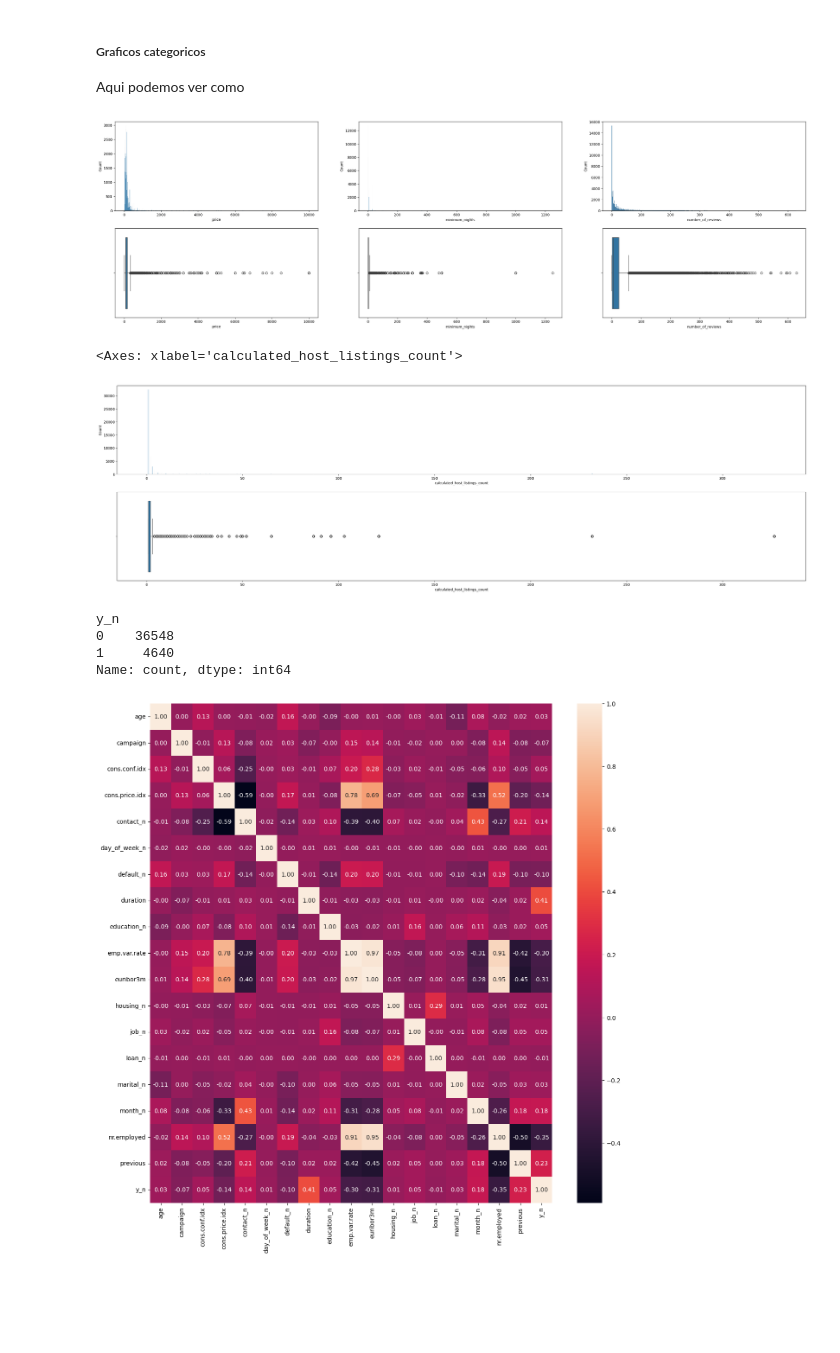
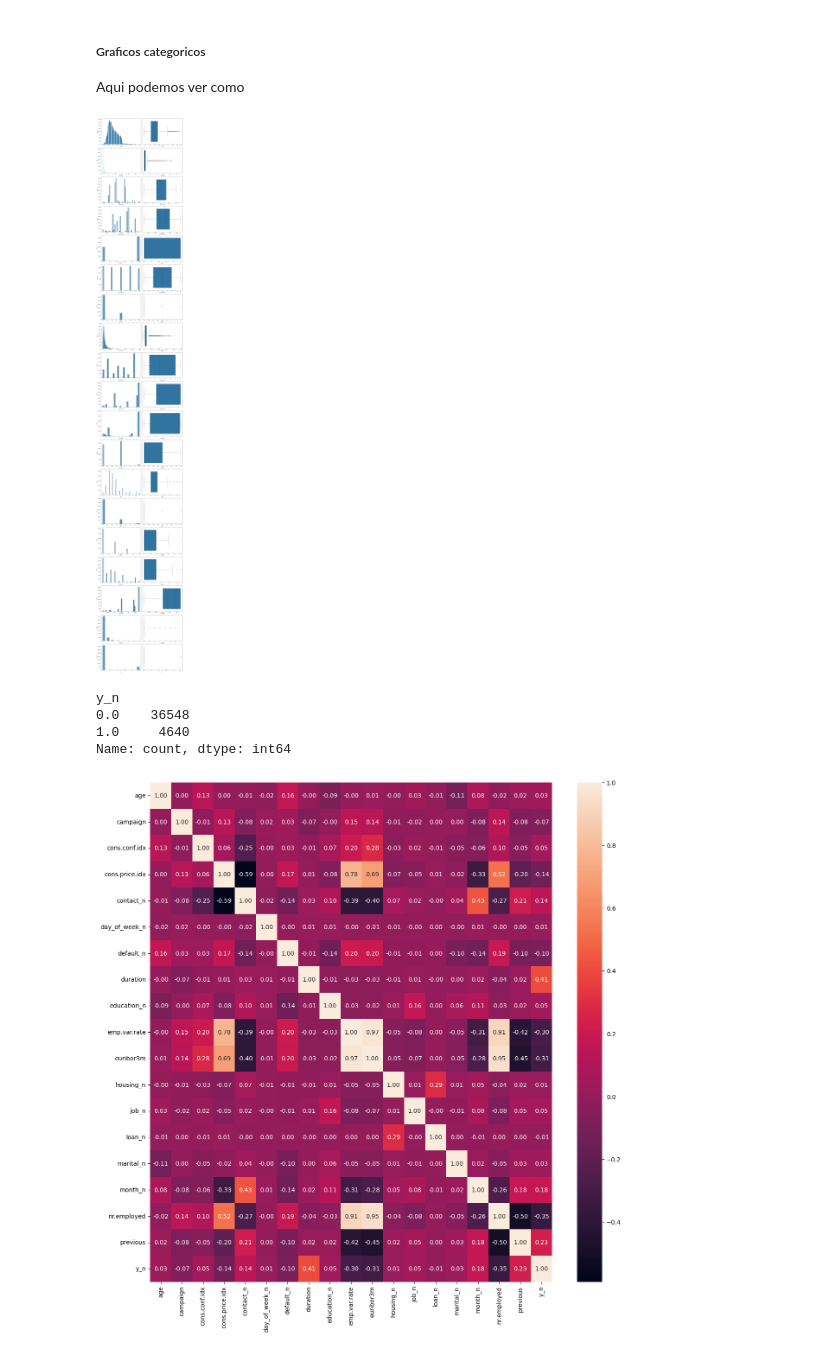
Before and after one commit to milser/Logistic-Regression-Project-Tutorial, a Jupyter notebook: src/explore.ipynb, the cells around one changed output. Cells and saved outputs as stored; diff of their text form; code cells hidden in the pictures; blank space fills up the shorter version.

```diff
--- a/src/explore.ipynb
+++ b/src/explore.ipynb
@@ -157,40 +189,40 @@ plt.show()
 ##### Graficos categoricos
 
 Aqui podemos ver como
-# %%
-fig, axis = plt.subplots(2, 2, figsize = (35, 10))
-
-sns.histplot(total_data, x = "price", ax = axis[0, 0])
-sns.boxplot(total_data, x = "price", ax = axis[1, 0])
-
-sns.histplot(total_data, x = "minimum_nights", ax = axis[0, 1])
-sns.boxplot(total_data, x = "minimum_nights", ax = axis[1, 1])
-
-sns.histplot(total_data, x = "number_of_reviews", ax = axis[0, 2])
-sns.boxplot(total_data, x = "number_of_reviews", ax = axis[1, 2])
-
-
-
-
-
-
-plt.show()
-# %% [output]
-[figure, removed]
-# %%
-fig, axis = plt.subplots(2, 1, figsize = (35, 10))
-
-sns.histplot(total_data, x = "calculated_host_listings_count", ax = axis[0])
-sns.boxplot(total_data, x = "calculated_host_listings_count", ax = axis[1])
-# %% [output]
-<Axes: xlabel='calculated_host_listings_count'>
-[figure, removed]
+# %%
+
+import matplotlib.pyplot as plt
+import seaborn as sns
+numeric_columns = total_data_raw.columns.difference(non_numeric_columns)
+def plot_hist_box_pairs(clean_data, columns):
+    num_plots = len(columns)
+    num_rows = num_plots  # Cada par de gráficos se representará en una fila
+    num_cols = 2  # Cada fila tendrá un histograma y un boxplot
+
+    fig, axes = plt.subplots(num_rows, num_cols, figsize=(15, 5*num_rows))
+
+    for i, column in enumerate(columns):
+        row = i
+        col = 0  # Para cada par de gráficos, el histograma estará en la primera columna
+        sns.histplot(clean_data, x=column, ax=axes[row, col])
+
+        col = 1  # El boxplot estará en la segunda columna
+        sns.boxplot(clean_data, x=column, ax=axes[row, col])
+
+    plt.tight_layout()  # Ajustar el diseño para que no haya superposición
+
+# Ejemplo de uso:
+columns_to_plot = numeric_columns  # Lista de columnas que deseas representar
+plot_hist_box_pairs(clean_data, columns_to_plot)
+plt.show()
+# %% [output]
+[figure, added]
 # %%
-total_data['y_n'].value_counts()
+clean_data['y_n'].value_counts()
 # %% [output]
 y_n
-0    36548
-1     4640
+0.0    36548
+1.0     4640
 Name: count, dtype: int64
 # %%
 fig, axis = plt.subplots(figsize = (15, 15))
```
Also changed, not shown: parts of 28 cells of this notebook, 12 other files.
